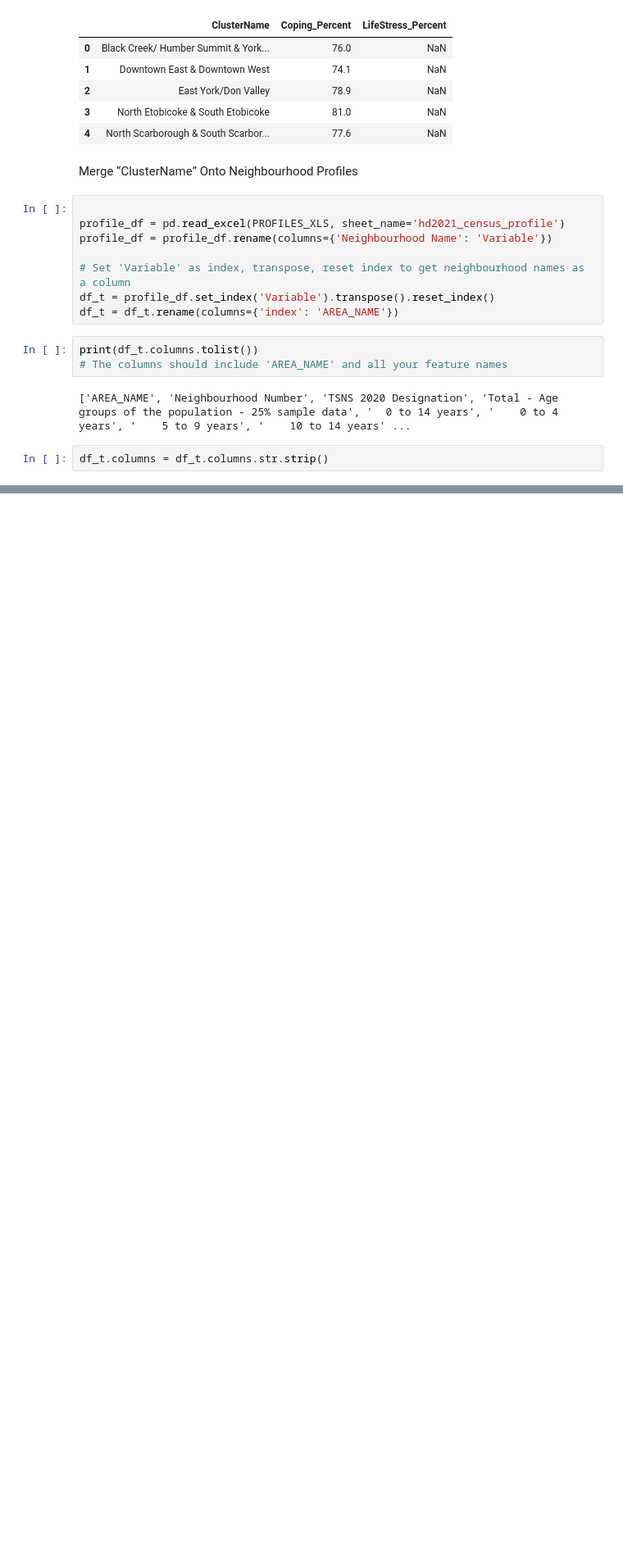
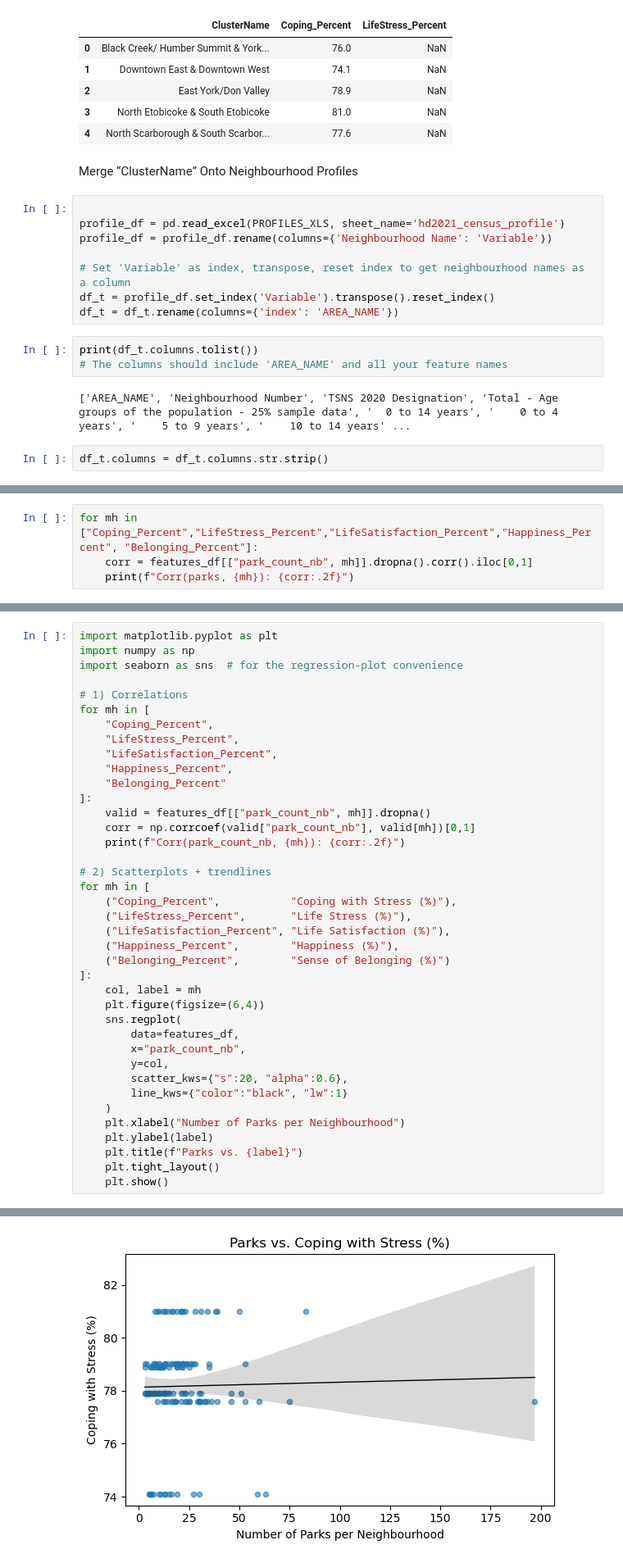
Before and after one commit to rxnu/Final-Project, a Jupyter notebook: notebooks/1-DataLoading_and_Preprocessing.ipynb, the cells around one changed output, grey strips where cells are left out. Shown at 82% size. Saved outputs shown, nothing was run; the diff lists cells and outputs as text; blank space fills up the shorter version.

```diff
--- a/notebooks/1-DataLoading_and_Preprocessing.ipynb
+++ b/notebooks/1-DataLoading_and_Preprocessing.ipynb
@@ -923,0 +1361,4 @@ print(features_df_clean.head())
+# %%
+for mh in ["Coping_Percent","LifeStress_Percent","LifeSatisfaction_Percent","Happiness_Percent", "Belonging_Percent"]:
+    corr = features_df[["park_count_nb", mh]].dropna().corr().iloc[0,1]
+    print(f"Corr(parks, {mh}): {corr:.2f}")
@@ -923,0 +1530,40 @@ print(features_df_clean.head())
+# %%
+import matplotlib.pyplot as plt
+import numpy as np
+import seaborn as sns  # for the regression‐plot convenience
+
+# 1) Correlations
+for mh in [
+    "Coping_Percent",
+    "LifeStress_Percent",
+    "LifeSatisfaction_Percent",
+    "Happiness_Percent",
+    "Belonging_Percent"
+]:
+    valid = features_df[["park_count_nb", mh]].dropna()
+    corr = np.corrcoef(valid["park_count_nb"], valid[mh])[0,1]
+    print(f"Corr(park_count_nb, {mh}): {corr:.2f}")
+
+# 2) Scatterplots + trendlines
+for mh in [
+    ("Coping_Percent",           "Coping with Stress (%)"),
+    ("LifeStress_Percent",       "Life Stress (%)"),
+    ("LifeSatisfaction_Percent", "Life Satisfaction (%)"),
+    ("Happiness_Percent",        "Happiness (%)"),
+    ("Belonging_Percent",        "Sense of Belonging (%)")
+]:
+    col, label = mh
+    plt.figure(figsize=(6,4))
+    sns.regplot(
+        data=features_df,
+        x="park_count_nb",
+        y=col,
+        scatter_kws={"s":20, "alpha":0.6},
+        line_kws={"color":"black", "lw":1}
+    )
+    plt.xlabel("Number of Parks per Neighbourhood")
+    plt.ylabel(label)
+    plt.title(f"Parks vs. {label}")
+    plt.tight_layout()
+    plt.show()
+# %% [output]
@@ -923,0 +1575 @@ print(features_df_clean.head())
+[figure, added]
```
Also changed, not shown: parts of 76 cells of this notebook.
